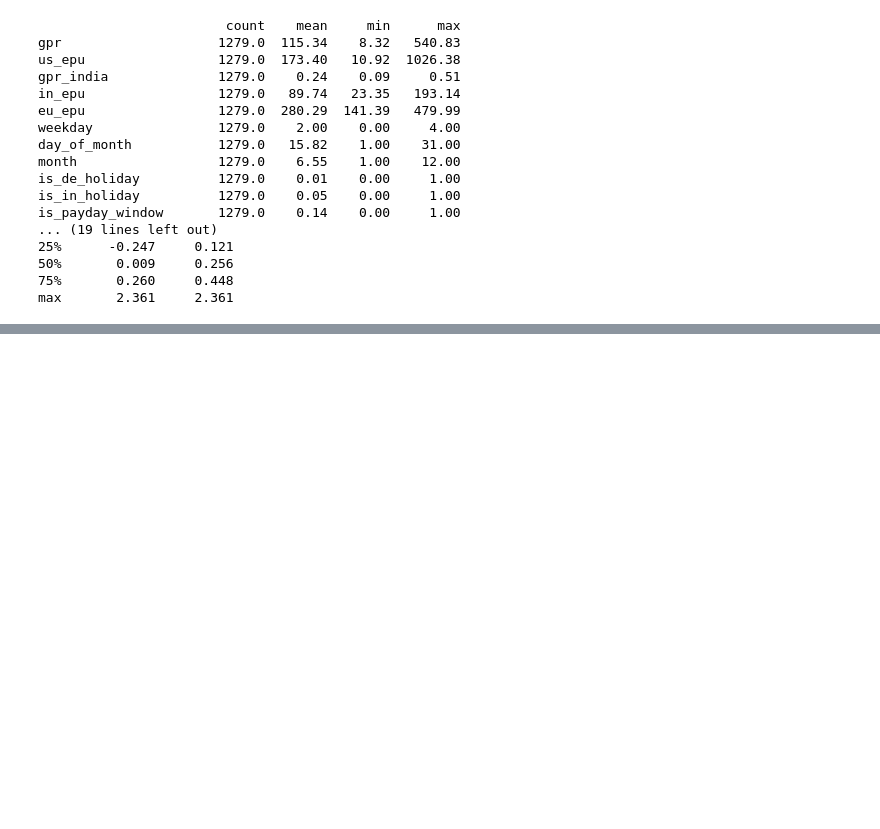
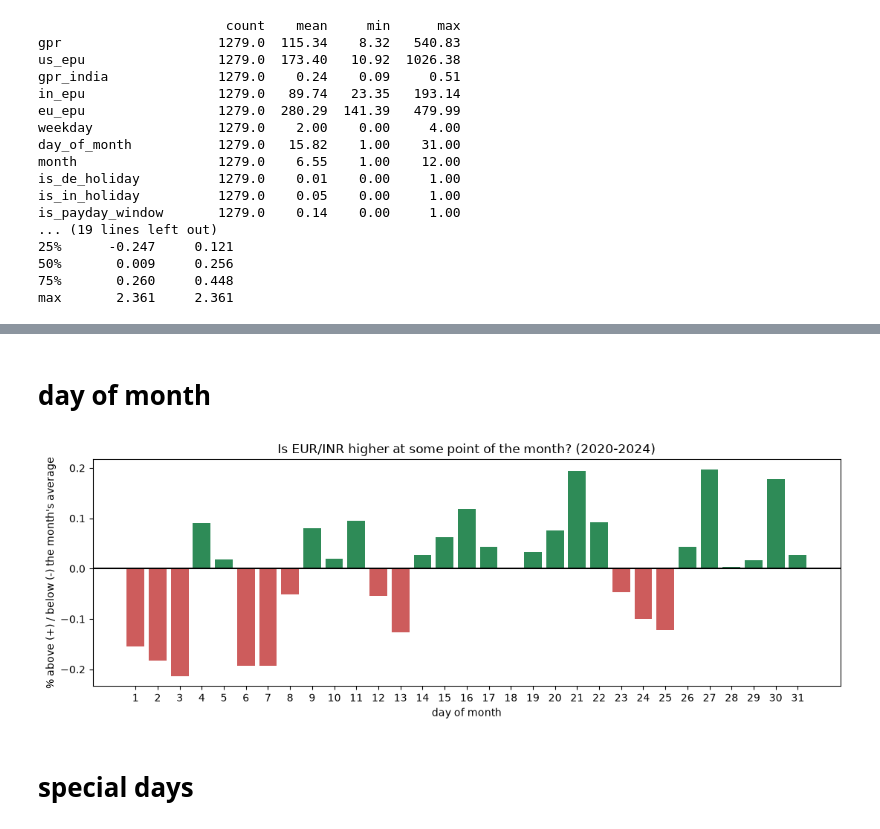
Before and after one commit to jayakrishnaaj/eur_to_inr_transfer_outlook, a Jupyter notebook: notebooks/eda_jayakrishna.ipynb, the cells around one changed output, grey strips where cells are left out. Drawn from its saved outputs; the diff is of its cells as text; code cells hidden in the pictures; blank space fills up the shorter version.

```diff
--- a/notebooks/eda_jayakrishna.ipynb
+++ b/notebooks/eda_jayakrishna.ipynb
@@ -70,0 +162,21 @@ max       2.361     2.361
+# %% [markdown]
+# day of month
+# %%
+t["month_key"] = t["date"].dt.to_period("M")
+t["vs_month_pct"] = (t["eur_inr"] / t.groupby("month_key")["eur_inr"].transform("mean") - 1) * 100
+by_dom = t.groupby("day_of_month")["vs_month_pct"].mean()
+
+fig, ax = plt.subplots(figsize=(11, 4))
+ax.bar(by_dom.index, by_dom.values,
+       color=["seagreen" if v > 0 else "indianred" for v in by_dom.values])
+ax.axhline(0, color="black")
+ax.set_xticks(range(1, 32))
+ax.set_xlabel("day of month")
+ax.set_ylabel("% above (+) / below (-) the month's average")
+ax.set_title("Is EUR/INR higher at some point of the month? (2020-2024)")
+plt.tight_layout()
+plt.show()
+# %% [output]
+[figure, added]
+# %% [markdown]
+# special days
```
Also changed, not shown: parts of 9 cells of this notebook.
